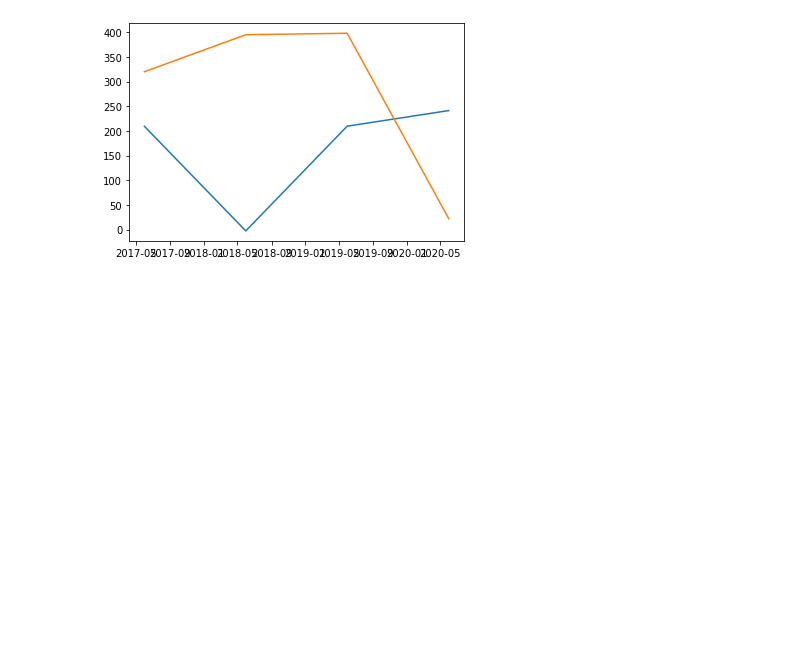
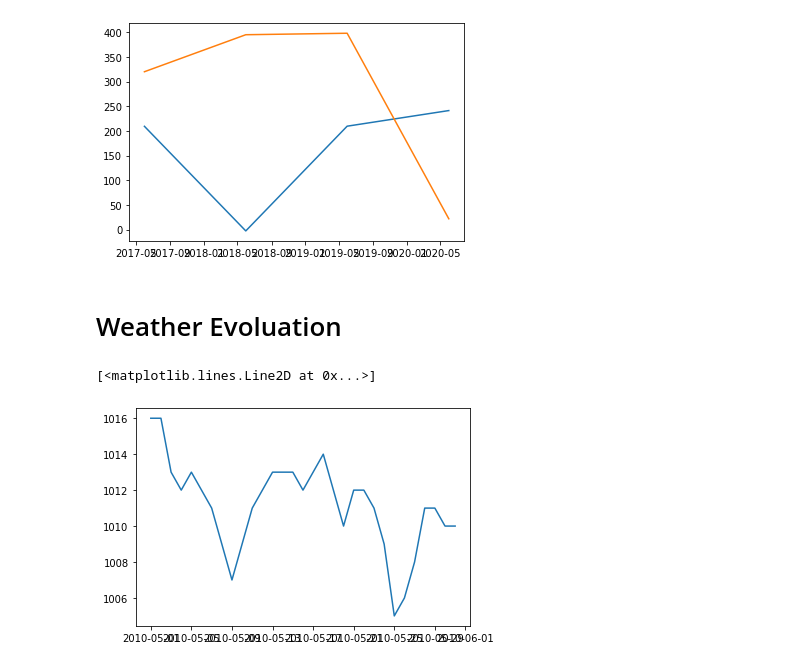
Before and after one commit to JeremyDel/himalaya-project, a Jupyter notebook: himalaya-project/Time_Series.ipynb, the cells around one changed output. Cells and saved outputs as stored; diff of their text form; code cells hidden in the pictures; blank space fills up the shorter version.

```diff
--- a/himalaya-project/Time_Series.ipynb
+++ b/himalaya-project/Time_Series.ipynb
@@ -358,3 +358,15 @@ plt.plot(test)
 plt.show()
 # %% [output]
 [figure]
+# %% [markdown]
+# Weather Evoluation
+# %%
+weather.set_index('date_time', inplace=True)
+# %%
+weather['month'] = weather.index.month
+weather['year'] = weather.index.year
+# %%
+plt.plot(weather['2010-05'].pressure)
+# %% [output]
+[<matplotlib.lines.Line2D at 0x...>]
+[figure, added]
```
Also changed, not shown: parts of 3 cells of this notebook.
